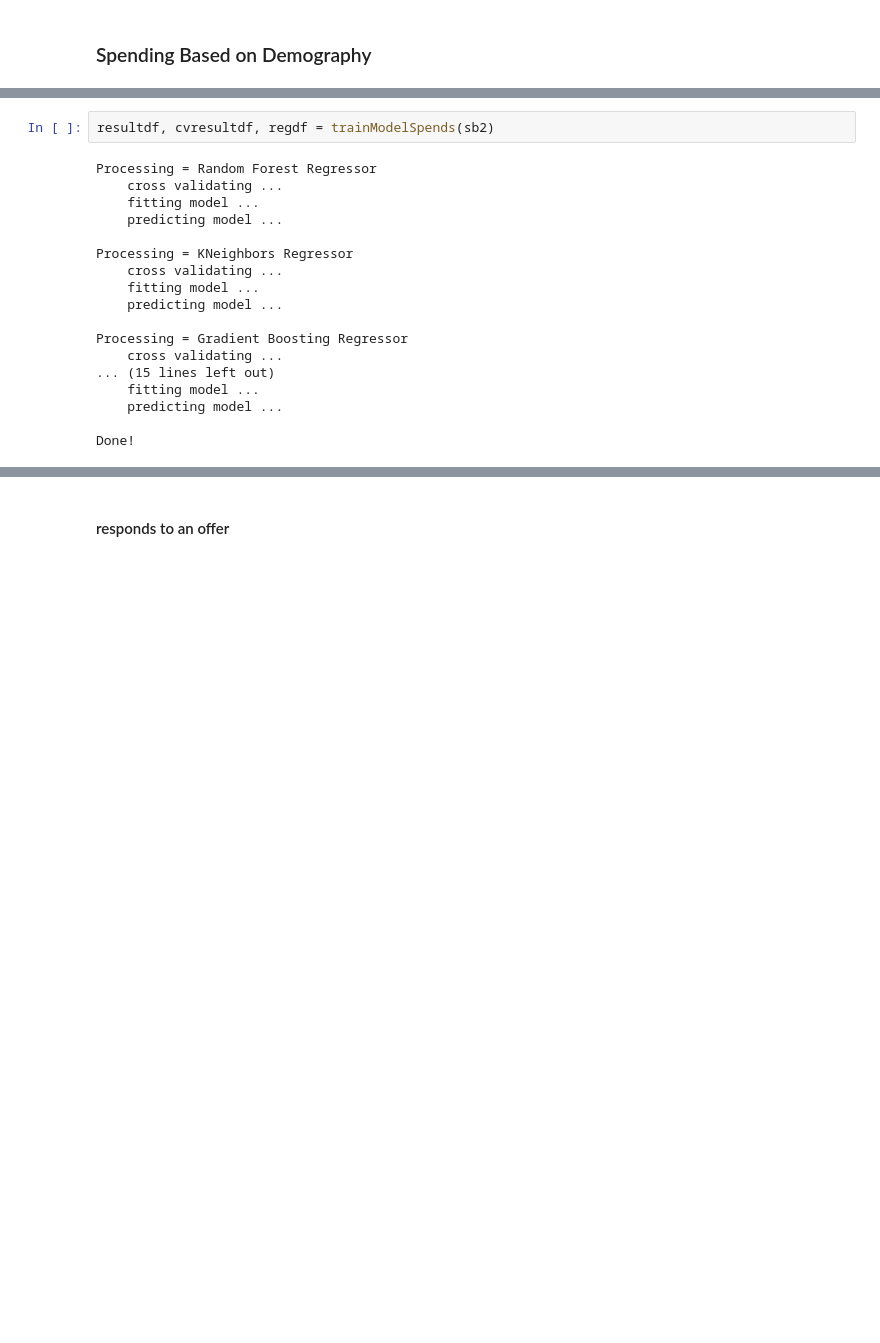
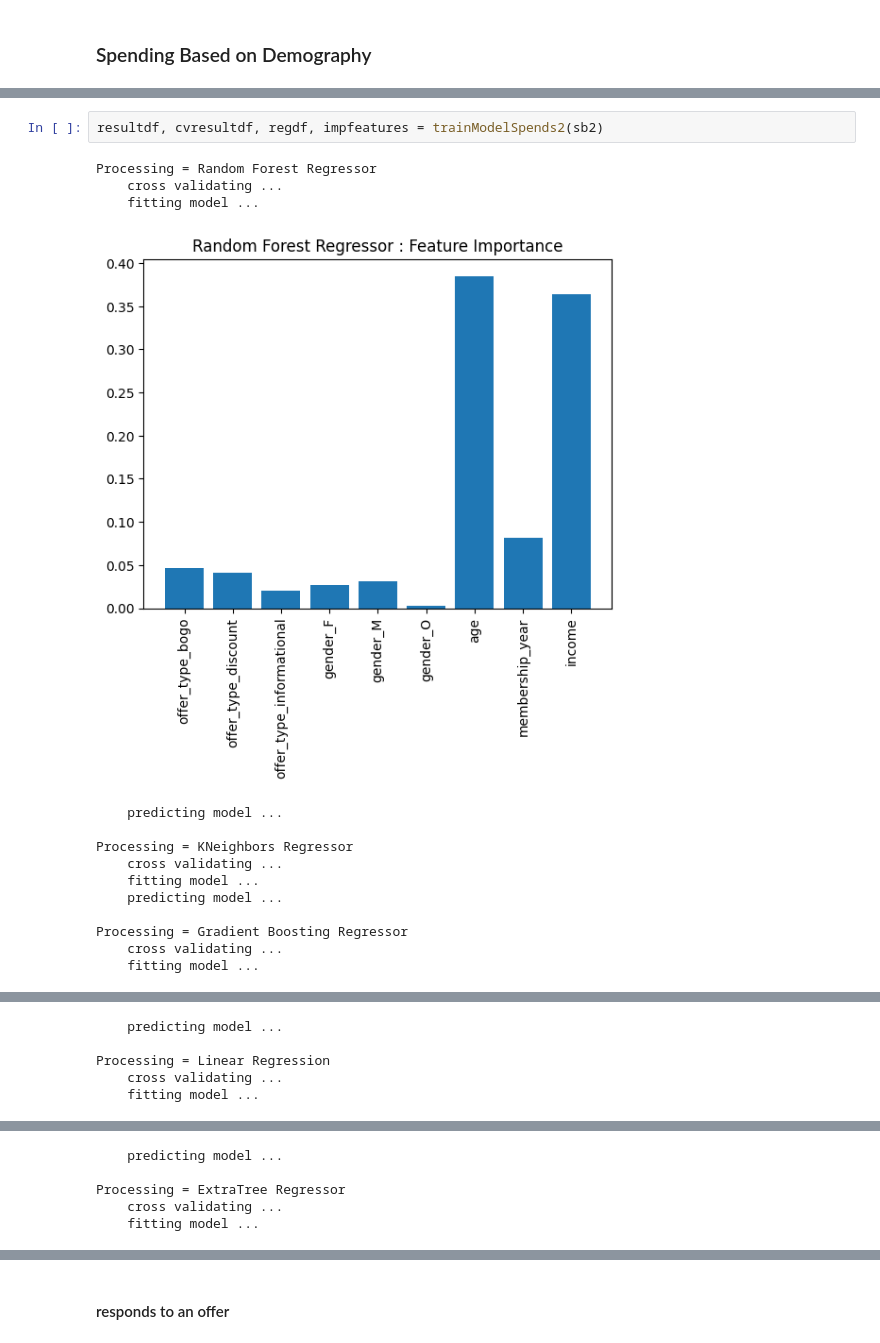
Before and after one commit to mdeevan/StarbucksCapstone, a Jupyter notebook: Starbucks_Capstone_notebook.ipynb, the cells around one changed output, grey strips where cells are left out. Cells and saved outputs as stored; diff of their text form; blank space fills up the shorter version.

```diff
--- a/Starbucks_Capstone_notebook.ipynb
+++ b/Starbucks_Capstone_notebook.ipynb
@@ -1461,20 +1575,17 @@ def trainModelSpends(df):
 # %%
-resultdf, cvresultdf, regdf = trainModelSpends(sb2)
+resultdf, cvresultdf, regdf, impfeatures = trainModelSpends2(sb2)
 # %% [output]
 Processing = Random Forest Regressor
     cross validating ...
     fitting model ...
-    predicting model ...
-
-Processing = KNeighbors Regressor
-    cross validating ...
-    fitting model ...
-    predicting model ...
-
-Processing = Gradient Boosting Regressor
-    cross validating ...
-... (15 lines left out)
-    fitting model ...
-    predicting model ...
-
-Done!
+[figure, added]
+    predicting model ...
+
+Processing = KNeighbors Regressor
+    cross validating ...
+    fitting model ...
+    predicting model ...
+
+Processing = Gradient Boosting Regressor
+    cross validating ...
+    fitting model ...
@@ -1480,0 +1593,5 @@ Done!
+    predicting model ...
+
+Processing = Linear Regression
+    cross validating ...
+    fitting model ...
@@ -1480,0 +1599,5 @@ Done!
+    predicting model ...
+
+Processing = ExtraTree Regressor
+    cross validating ...
+    fitting model ...
```
Also changed, not shown: parts of 51 cells of this notebook.
